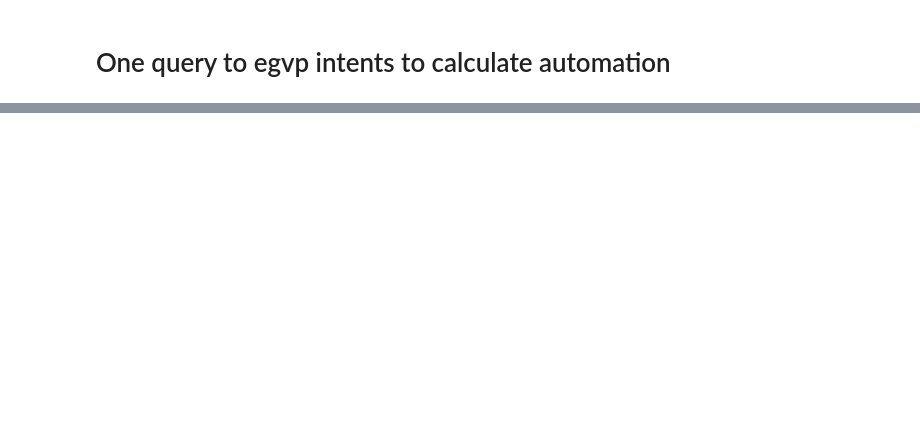
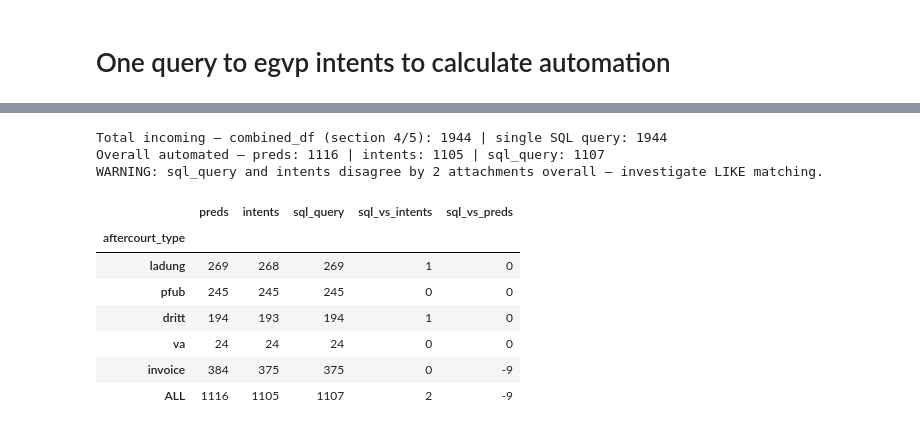
Before and after one commit to pair-finance/aftercourt_automation, a Jupyter notebook: egvp_prod_automation_and_health/automation.ipynb, the cells around one changed output, grey strips where cells are left out. Cells and saved outputs as stored; diff of their text form; code cells hidden in the pictures; blank space fills up the shorter version.

```diff
--- a/egvp_prod_automation_and_health/automation.ipynb
+++ b/egvp_prod_automation_and_health/automation.ipynb
@@ -696,0 +1071,49 @@ automation
+# %%
+# 3-way comparison of total automated attachments per aftercourt type.
+# Reuses `recon` (preds vs intents, built in the Combine section) and adds the
+# single-SQL-query totals from `automation`.
+sql_query_totals = pd.Series(
+    {
+        'ladung': automation['ladung_automated'].sum(),
+        'pfub': automation['pfub_automated'].sum(),
+        'dritt': automation['dritt_automated'].sum(),
+        'va': automation['va_automated'].sum(),
+        'invoice': automation['invoice_automated'].sum(),
+    }
+)
+
+methods_comparison = recon[['preds', 'intents']].copy()
+methods_comparison['sql_query'] = sql_query_totals
+methods_comparison.loc['ALL', 'sql_query'] = sql_query_totals.sum()
+methods_comparison = methods_comparison[['preds', 'intents', 'sql_query']].astype(int)
+
+# the two egvp_intents-based methods (intents vs sql_query) should match closely
+methods_comparison['sql_vs_intents'] = methods_comparison['sql_query'] - methods_comparison['intents']
+# preds is the independent re-derivation
+methods_comparison['sql_vs_preds'] = methods_comparison['sql_query'] - methods_comparison['preds']
+
+print("Total incoming — combined_df (section 4/5): {:.0f} | single SQL query: {:.0f}".format(
+    total_incoming_combined, monthly_incoming
+))
+print("Overall automated — preds: {} | intents: {} | sql_query: {}".format(
+    methods_comparison.loc['ALL', 'preds'],
+    methods_comparison.loc['ALL', 'intents'],
+    methods_comparison.loc['ALL', 'sql_query'],
+))
+if methods_comparison.loc['ALL', 'sql_vs_intents'] != 0:
+    print("WARNING: sql_query and intents disagree by {} attachments overall — investigate LIKE matching.".format(
+        methods_comparison.loc['ALL', 'sql_vs_intents']
+    ))
+methods_comparison
+# %% [output]
+Total incoming — combined_df (section 4/5): 1944 | single SQL query: 1944
+Overall automated — preds: 1116 | intents: 1105 | sql_query: 1107
+WARNING: sql_query and intents disagree by 2 attachments overall — investigate LIKE matching.
+|  | preds | intents | sql_query | sql_vs_intents | sql_vs_preds |
+| aftercourt_type |  |  |  |  |  |
+| ladung | 269 | 268 | 269 | 1 | 0 |
+| pfub | 245 | 245 | 245 | 0 | 0 |
+| dritt | 194 | 193 | 194 | 1 | 0 |
+| va | 24 | 24 | 24 | 0 | 0 |
+| invoice | 384 | 375 | 375 | 0 | -9 |
+| ALL | 1116 | 1105 | 1107 | 2 | -9 |
```
Also changed, not shown: parts of 39 cells of this notebook, 2 other files.
